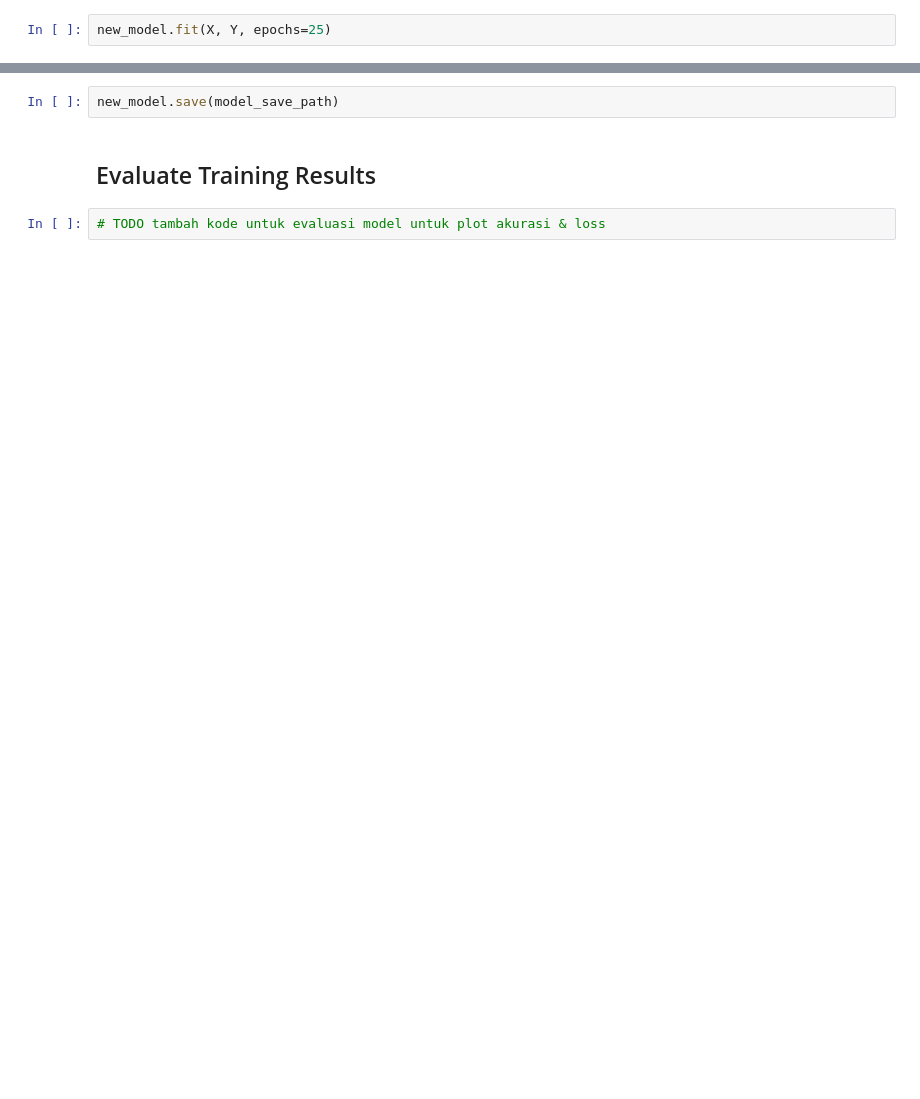
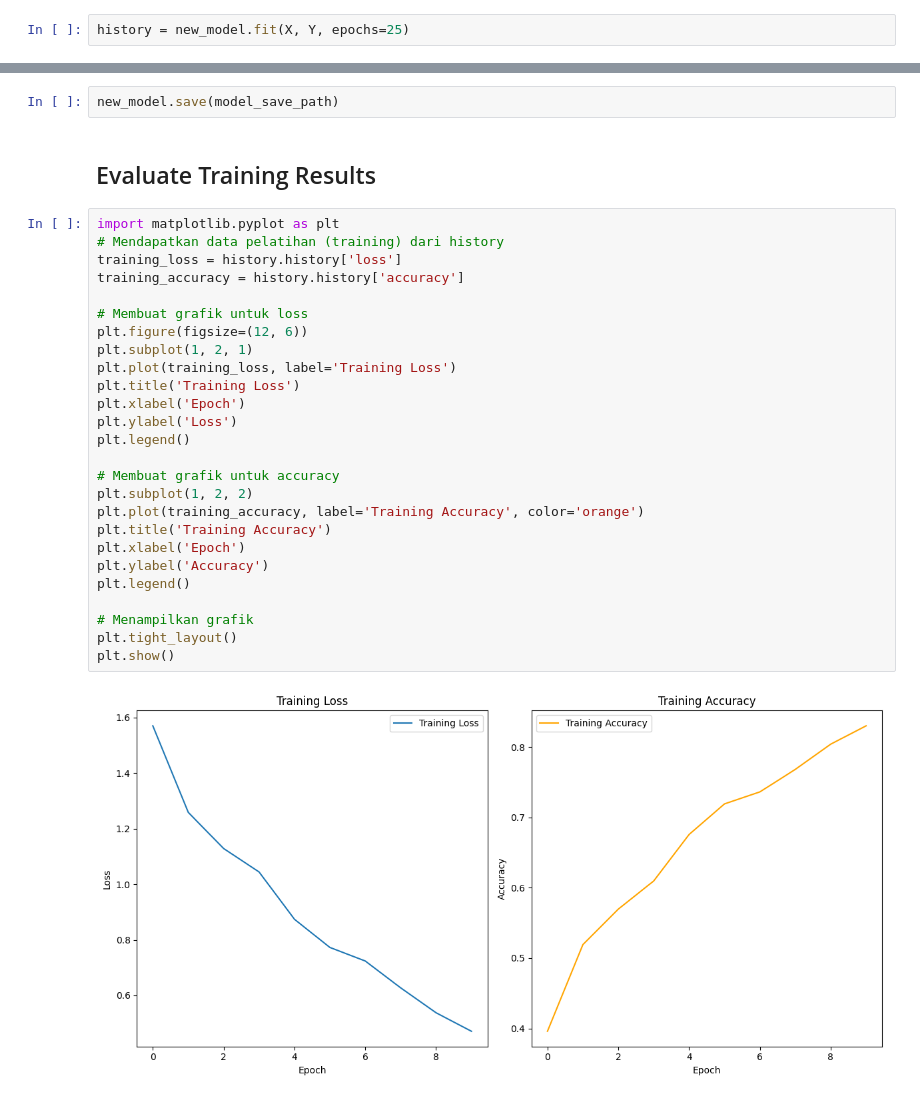
Before and after one commit to Serena-Smart-Home-Smart-Wellbeing/serena-emotion-detector, a Jupyter notebook: training/trainer/task.ipynb, the cells around one changed output, grey strips where cells are left out. Drawn from its saved outputs; the diff is of its cells as text; blank space fills up the shorter version.

```diff
--- a/training/trainer/task.ipynb
+++ b/training/trainer/task.ipynb
@@ -214,5 +219,5 @@ Start training the model and saving the best model.
 > DO NOT TRAIN DIRECTLY ON YOUR LOCAL COMPUTER, unless you have a really beefy computer with atleast 100GB of RAM. Why? Because the dataset is huge and it would take a loooonngggg time to train locally.
 > To train, run `train.sh` to package this notebook and train it on Vertex AI using `n1-highmem-8` VM + 1 `NVIDIA_TESLA_T4` accelerator.
 # %%
-new_model.fit(X, Y, epochs=25)
+history = new_model.fit(X, Y, epochs=25)
 # %% [output]
@@ -222,5 +246,31 @@ Error:
 new_model.save(model_save_path)
 # %% [markdown]
 ## Evaluate Training Results
-# %%
-# TODO tambah kode untuk evaluasi model untuk plot akurasi & loss
+# %%
+import matplotlib.pyplot as plt
+# Mendapatkan data pelatihan (training) dari history
+training_loss = history.history['loss']
+training_accuracy = history.history['accuracy']
+
+# Membuat grafik untuk loss
+plt.figure(figsize=(12, 6))
+plt.subplot(1, 2, 1)
+plt.plot(training_loss, label='Training Loss')
+plt.title('Training Loss')
+plt.xlabel('Epoch')
+plt.ylabel('Loss')
+plt.legend()
+
+# Membuat grafik untuk accuracy
+plt.subplot(1, 2, 2)
+plt.plot(training_accuracy, label='Training Accuracy', color='orange')
+plt.title('Training Accuracy')
+plt.xlabel('Epoch')
+plt.ylabel('Accuracy')
+plt.legend()
+
+# Menampilkan grafik
+plt.tight_layout()
+plt.show()
+# %% [output]
+[figure, added]
```
Also changed, not shown: parts of 10 cells of this notebook.
